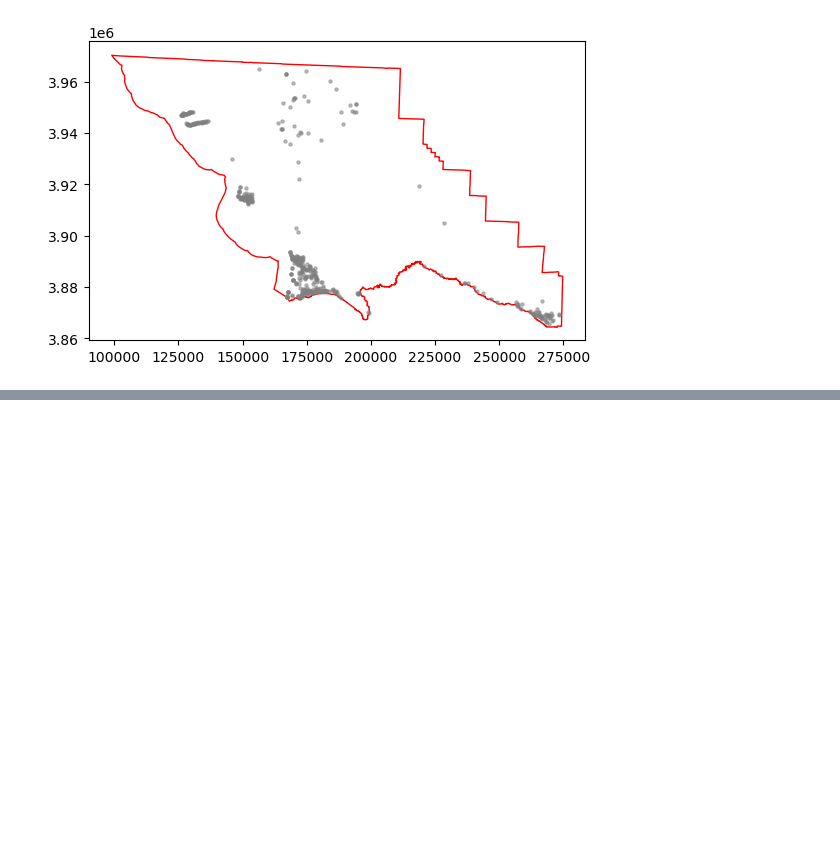
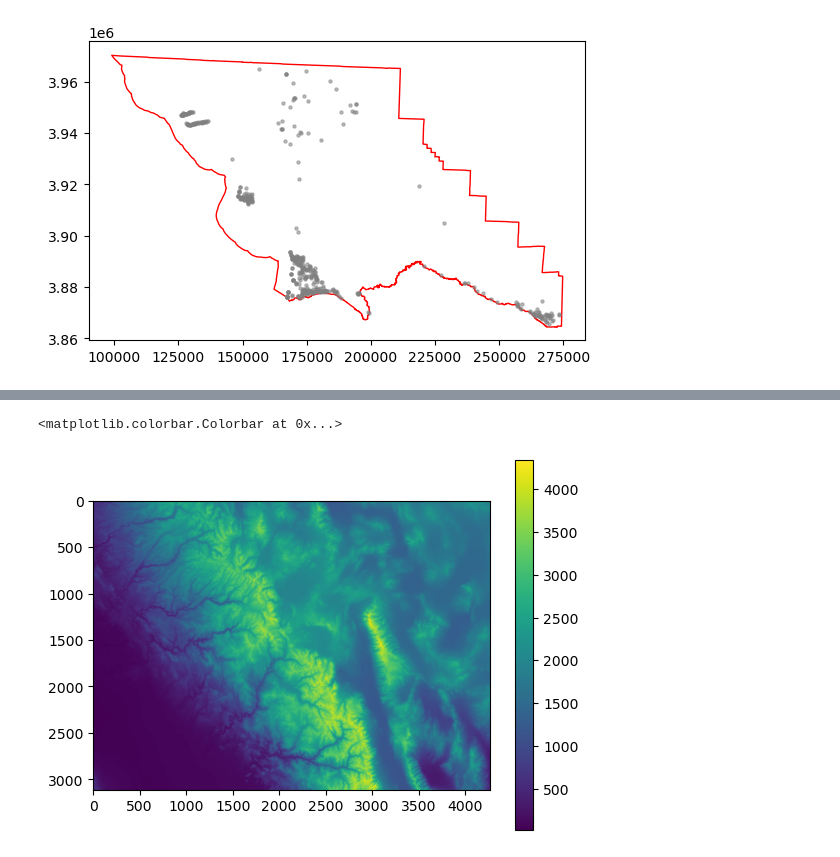
Before and after one commit to py4wrds/py4wrds, a Jupyter notebook: 5-geospatial-python.ipynb, the cells around one changed output, grey strips where cells are left out. Saved outputs shown, nothing was run; the diff lists cells and outputs as text; code cells hidden in the pictures; blank space fills up the shorter version.

Commit message:
finish rasterio

```diff
--- a/5-geospatial-python.ipynb
+++ b/5-geospatial-python.ipynb
@@ -364,0 +372,6 @@ slo_co_stns.plot(alpha = 0.5, markersize = 5, color = 'gray', label = 'stations'
+# %%
+import rasterio as rio
+
+raster_path = "https://github.com/opengeos/datasets/releases/download/raster/dem_90m.tif"
+src = rio.open(raster_path)
+print(src)
@@ -364,0 +426,9 @@ slo_co_stns.plot(alpha = 0.5, markersize = 5, color = 'gray', label = 'stations'
+# %%
+import numpy as np
+import matplotlib.pyplot as plt
+
+arr = src.read(1)
+plt.imshow(arr); plt.colorbar()
+# %% [output]
+<matplotlib.colorbar.Colorbar at 0x...>
+[figure, added]
```
Also changed, not shown: parts of 36 cells of this notebook.
